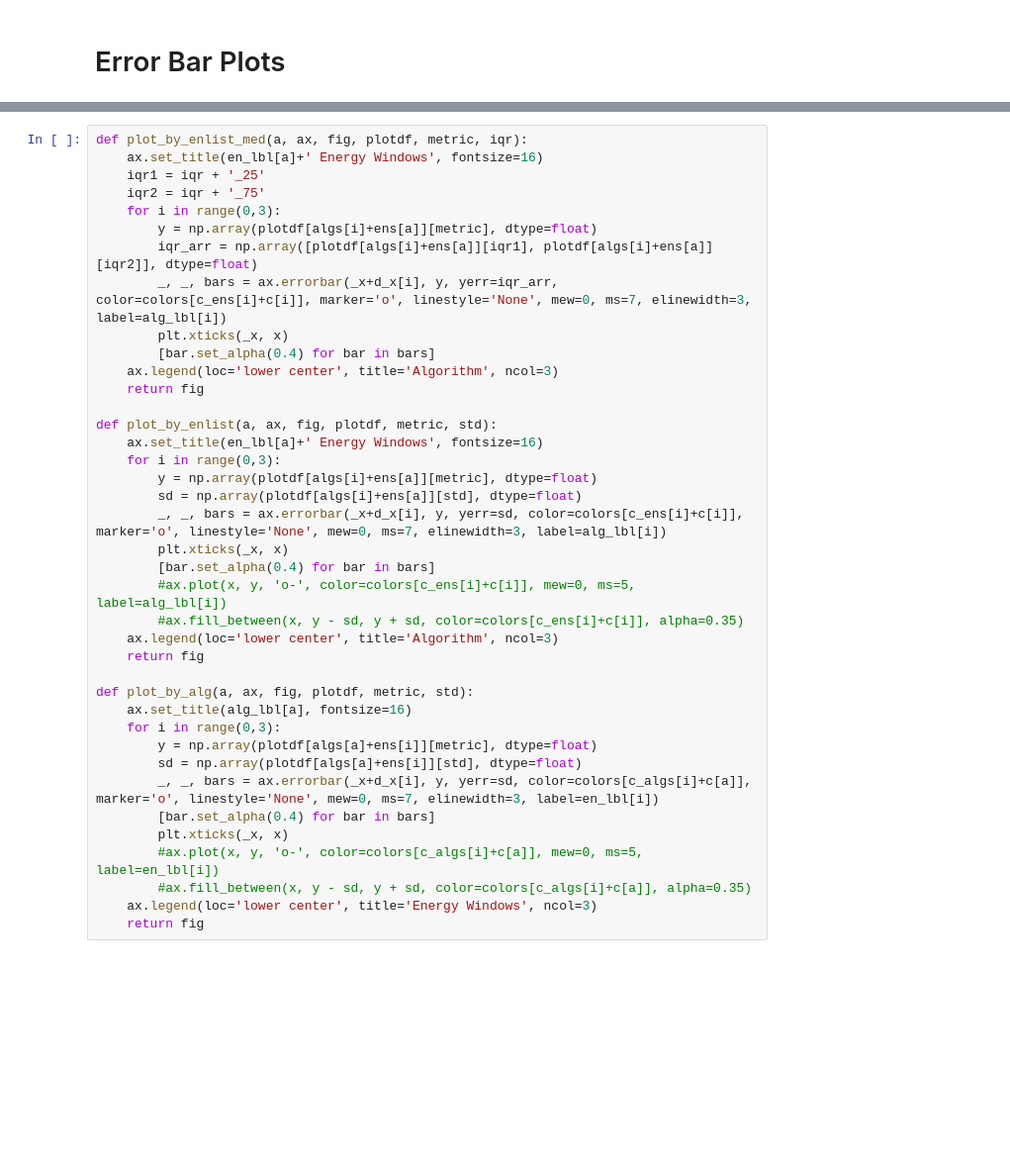
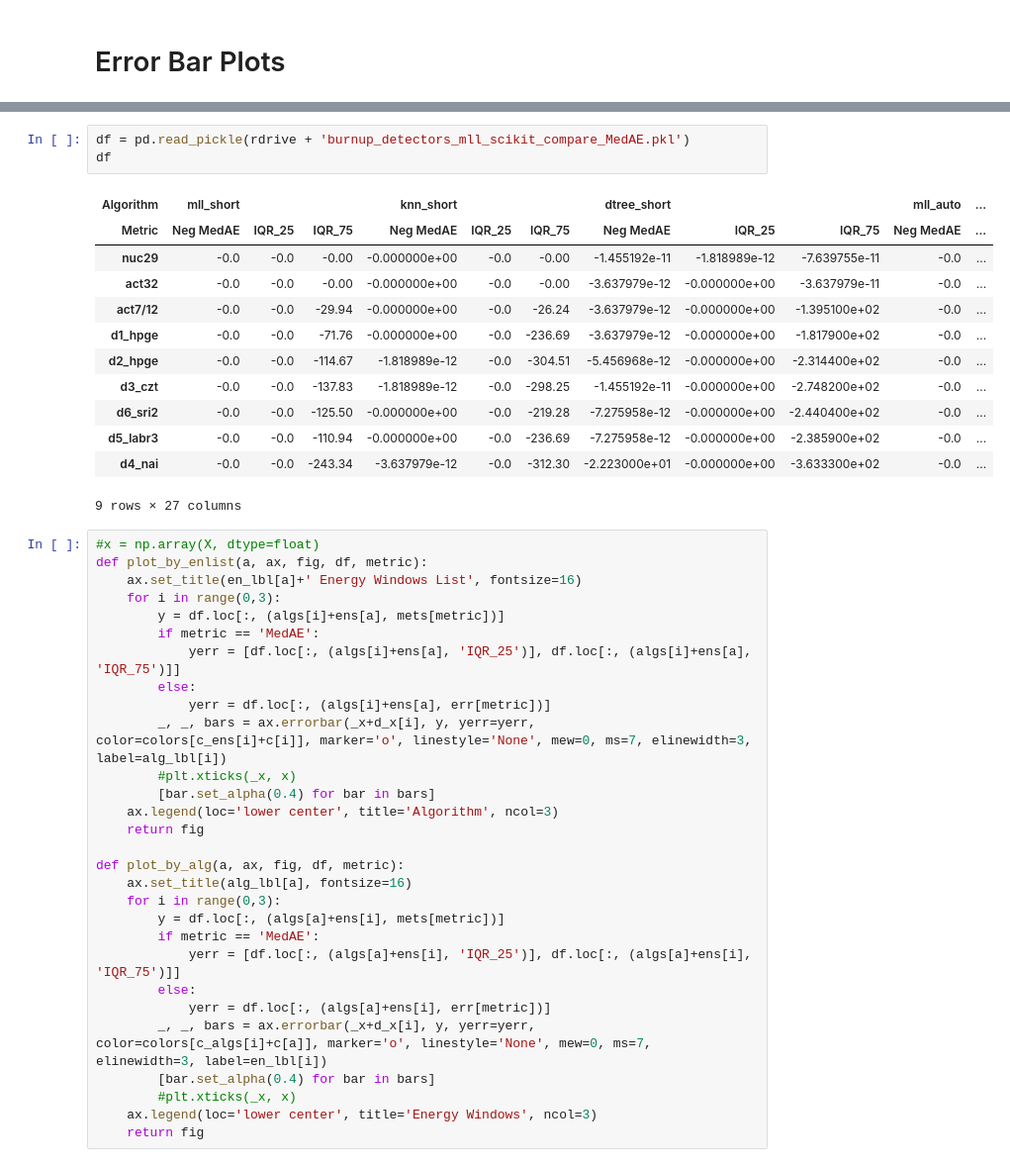
Before and after one commit to opotowsky/process_results, a Jupyter notebook: gamspec_mll_scikit_compare.ipynb, the cells around one changed output, grey strips where cells are left out. Shown at 99% size. Drawn from its saved outputs; the diff is of its cells as text; blank space fills up the shorter version.

```diff
--- a/gamspec_mll_scikit_compare.ipynb
+++ b/gamspec_mll_scikit_compare.ipynb
@@ -129,39 +40,45 @@ errcol = ['Neg MAE', 'MAE Std']
+# %%
+df = pd.read_pickle(rdrive + 'burnup_detectors_mll_scikit_compare_MedAE.pkl')
+df
+# %% [output]
+| Algorithm | mll_short |  |  | knn_short |  |  | dtree_short |  |  | mll_auto | ... |
+| Metric | Neg MedAE | IQR_25 | IQR_75 | Neg MedAE | IQR_25 | IQR_75 | Neg MedAE | IQR_25 | IQR_75 | Neg MedAE | ... |
+| nuc29 | -0.0 | -0.0 | -0.00 | -0.000000e+00 | -0.0 | -0.00 | -1.455192e-11 | -1.818989e-12 | -7.639755e-11 | -0.0 | ... |
+| act32 | -0.0 | -0.0 | -0.00 | -0.000000e+00 | -0.0 | -0.00 | -3.637979e-12 | -0.000000e+00 | -3.637979e-11 | -0.0 | ... |
+| act7/12 | -0.0 | -0.0 | -29.94 | -0.000000e+00 | -0.0 | -26.24 | -3.637979e-12 | -0.000000e+00 | -1.395100e+02 | -0.0 | ... |
+| d1_hpge | -0.0 | -0.0 | -71.76 | -0.000000e+00 | -0.0 | -236.69 | -3.637979e-12 | -0.000000e+00 | -1.817900e+02 | -0.0 | ... |
+| d2_hpge | -0.0 | -0.0 | -114.67 | -1.818989e-12 | -0.0 | -304.51 | -5.456968e-12 | -0.000000e+00 | -2.314400e+02 | -0.0 | ... |
+| d3_czt | -0.0 | -0.0 | -137.83 | -1.818989e-12 | -0.0 | -298.25 | -1.455192e-11 | -0.000000e+00 | -2.748200e+02 | -0.0 | ... |
+| d6_sri2 | -0.0 | -0.0 | -125.50 | -0.000000e+00 | -0.0 | -219.28 | -7.275958e-12 | -0.000000e+00 | -2.440400e+02 | -0.0 | ... |
+| d5_labr3 | -0.0 | -0.0 | -110.94 | -0.000000e+00 | -0.0 | -236.69 | -7.275958e-12 | -0.000000e+00 | -2.385900e+02 | -0.0 | ... |
+| d4_nai | -0.0 | -0.0 | -243.34 | -3.637979e-12 | -0.0 | -312.30 | -2.223000e+01 | -0.000000e+00 | -3.633300e+02 | -0.0 | ... |
+9 rows × 27 columns
 # %%
-def plot_by_enlist_med(a, ax, fig, plotdf, metric, iqr):
-    ax.set_title(en_lbl[a]+' Energy Windows', fontsize=16)
-    iqr1 = iqr + '_25'
-    iqr2 = iqr + '_75'
+#x = np.array(X, dtype=float)
+def plot_by_enlist(a, ax, fig, df, metric):
+    ax.set_title(en_lbl[a]+' Energy Windows List', fontsize=16)
     for i in range(0,3):
-        y = np.array(plotdf[algs[i]+ens[a]][metric], dtype=float)
-        iqr_arr = np.array([plotdf[algs[i]+ens[a]][iqr1], plotdf[algs[i]+ens[a]][iqr2]], dtype=float)
-        _, _, bars = ax.errorbar(_x+d_x[i], y, yerr=iqr_arr, color=colors[c_ens[i]+c[i]], marker='o', linestyle='None', mew=0, ms=7, elinewidth=3, label=alg_lbl[i])
-        plt.xticks(_x, x)
+        y = df.loc[:, (algs[i]+ens[a], mets[metric])]
+        if metric == 'MedAE':
+            yerr = [df.loc[:, (algs[i]+ens[a], 'IQR_25')], df.loc[:, (algs[i]+ens[a], 'IQR_75')]]
+        else:
+            yerr = df.loc[:, (algs[i]+ens[a], err[metric])]
+        _, _, bars = ax.errorbar(_x+d_x[i], y, yerr=yerr, color=colors[c_ens[i]+c[i]], marker='o', linestyle='None', mew=0, ms=7, elinewidth=3, label=alg_lbl[i])
+        #plt.xticks(_x, x)
         [bar.set_alpha(0.4) for bar in bars]
     ax.legend(loc='lower center', title='Algorithm', ncol=3)
     return fig
 
-def plot_by_enlist(a, ax, fig, plotdf, metric, std):
-    ax.set_title(en_lbl[a]+' Energy Windows', fontsize=16)
-    for i in range(0,3):
-        y = np.array(plotdf[algs[i]+ens[a]][metric], dtype=float)
-        sd = np.array(plotdf[algs[i]+ens[a]][std], dtype=float)
-        _, _, bars = ax.errorbar(_x+d_x[i], y, yerr=sd, color=colors[c_ens[i]+c[i]], marker='o', linestyle='None', mew=0, ms=7, elinewidth=3, label=alg_lbl[i])
-        plt.xticks(_x, x)
-        [bar.set_alpha(0.4) for bar in bars]
-        #ax.plot(x, y, 'o-', color=colors[c_ens[i]+c[i]], mew=0, ms=5, label=alg_lbl[i])
-        #ax.fill_between(x, y - sd, y + sd, color=colors[c_ens[i]+c[i]], alpha=0.35)
-    ax.legend(loc='lower center', title='Algorithm', ncol=3)
-    return fig
-
-def plot_by_alg(a, ax, fig, plotdf, metric, std):
+def plot_by_alg(a, ax, fig, df, metric):
     ax.set_title(alg_lbl[a], fontsize=16)
     for i in range(0,3):
-        y = np.array(plotdf[algs[a]+ens[i]][metric], dtype=float)
-        sd = np.array(plotdf[algs[a]+ens[i]][std], dtype=float)
-        _, _, bars = ax.errorbar(_x+d_x[i], y, yerr=sd, color=colors[c_algs[i]+c[a]], marker='o', linestyle='None', mew=0, ms=7, elinewidth=3, label=en_lbl[i])
+        y = df.loc[:, (algs[a]+ens[i], mets[metric])]
+        if metric == 'MedAE':
+            yerr = [df.loc[:, (algs[a]+ens[i], 'IQR_25')], df.loc[:, (algs[a]+ens[i], 'IQR_75')]]
+        else:
+            yerr = df.loc[:, (algs[a]+ens[i], err[metric])]
+        _, _, bars = ax.errorbar(_x+d_x[i], y, yerr=yerr, color=colors[c_algs[i]+c[a]], marker='o', linestyle='None', mew=0, ms=7, elinewidth=3, label=en_lbl[i])
         [bar.set_alpha(0.4) for bar in bars]
-        plt.xticks(_x, x)
-        #ax.plot(x, y, 'o-', color=colors[c_algs[i]+c[a]], mew=0, ms=5, label=en_lbl[i])
-        #ax.fill_between(x, y - sd, y + sd, color=colors[c_algs[i]+c[a]], alpha=0.35)
+        #plt.xticks(_x, x)
     ax.legend(loc='lower center', title='Energy Windows', ncol=3)
     return fig
```
Also changed, not shown: parts of 31 cells of this notebook, 1 other file.
